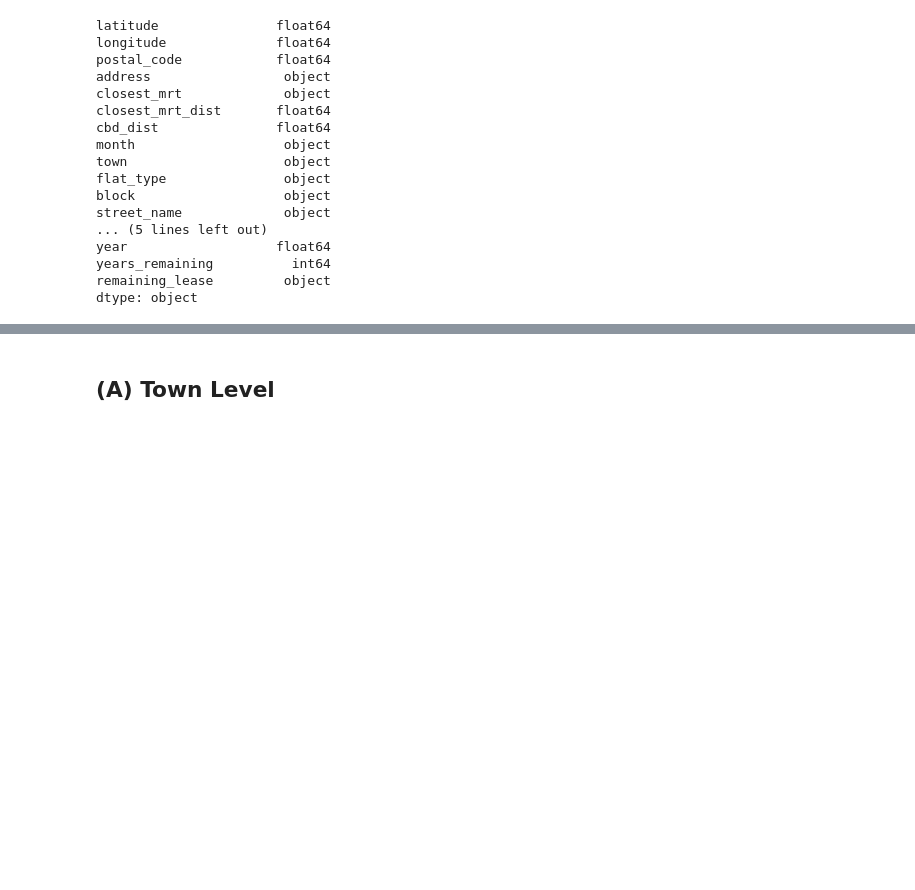
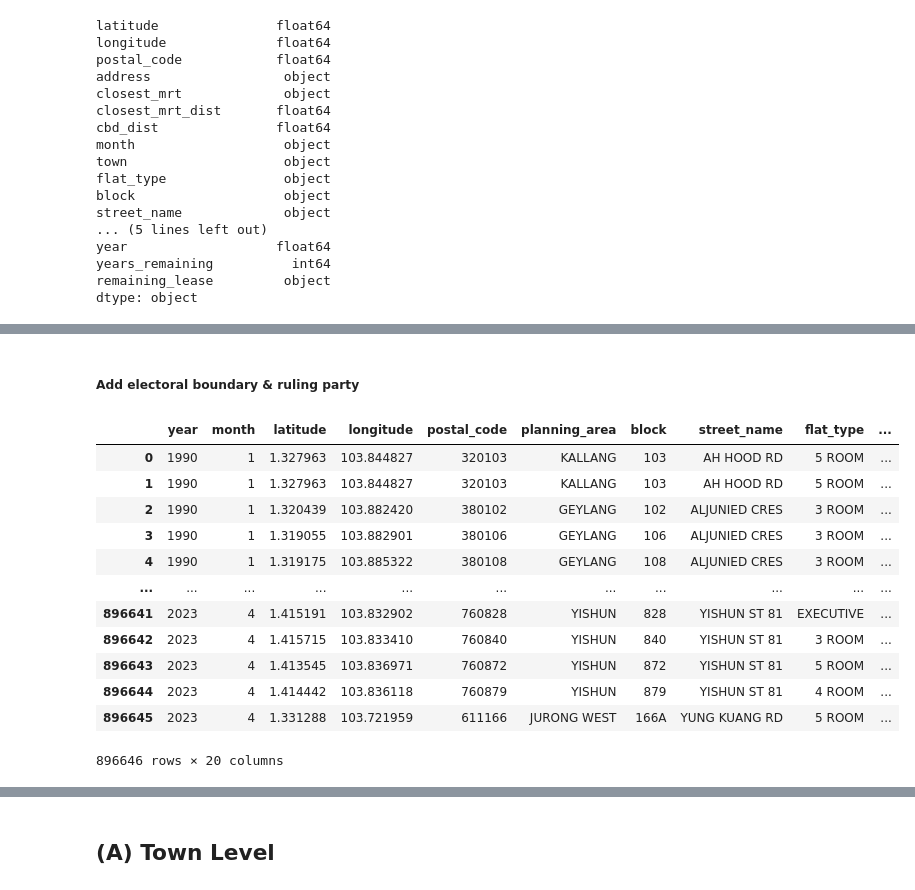
Before and after one commit to tan-sd/hdb-resale-analytics, a Jupyter notebook: public/data/resale_prices_kaggle/kaggle_data_processing.ipynb, the cells around one changed output, grey strips where cells are left out. Drawn from its saved outputs; the diff is of its cells as text; code cells hidden in the pictures; blank space fills up the shorter version.

```diff
--- a/public/data/resale_prices_kaggle/kaggle_data_processing.ipynb
+++ b/public/data/resale_prices_kaggle/kaggle_data_processing.ipynb
@@ -110,0 +231,74 @@ df_kaggle
+# %% [markdown]
+##### Add electoral boundary & ruling party
+# %%
+# add electoral boundary by lat,long
+geojson_files = {
+    (2006, 2010): "../electoral_boundary/ElectoralBoundary2006GEOJSON.geojson",
+    (2011, 2014): "../electoral_boundary/ElectoralBoundary2011GEOJSON.geojson",
+    (2015, 2019): "../electoral_boundary/ElectoralBoundary2015GEOJSON.geojson",
+    (2020, 2023): "../electoral_boundary/ElectoralBoundary2020GEOJSON.geojson"
+}
+
+df_kaggle['geometry'] = [Point(xy) for xy in zip(df_kaggle['longitude'], df_kaggle['latitude'])]
+gdf_kaggle = gpd.GeoDataFrame(df_kaggle, geometry=df_kaggle['geometry'], crs="EPSG:4326")
+
+results = []
+
+# extract ED_DESC from "Description" field for older GeoJSON files
+def extract_ed_desc(description):
+    match = re.search(r"<th>ED_DESC<\/th>\s*<td>(.*?)<\/td>", description)
+    return match.group(1).strip() if match else None
+
+for (start_year, end_year), geojson_path in geojson_files.items():
+    gdf_boundaries = gpd.read_file(geojson_path)
+
+    # ensure right ED_DESC column
+    if "ED_DESC" not in gdf_boundaries.columns:
+        if "Description" in gdf_boundaries.columns:
+            gdf_boundaries["ED_DESC"] = gdf_boundaries["Description"].apply(extract_ed_desc)
+        else:
+            gdf_boundaries["ED_DESC"] = None
+
+    df_subset = gdf_kaggle[(gdf_kaggle['year'] >= start_year) & (gdf_kaggle['year'] <= end_year)]
+
+    if not df_subset.empty:
+        # spatial join
+        gdf_result = gpd.sjoin(df_subset, gdf_boundaries, how="left", predicate="within")
+        gdf_result["electoral_boundary"] = gdf_result["ED_DESC"]
+        results.append(gdf_result)
+
+final_gdf_kaggle = pd.concat(results, ignore_index=True)
+
+# flats before 2006
+df_pre_2006 = gdf_kaggle[gdf_kaggle['year'] < 2006].copy()
+df_pre_2006['electoral_boundary'] = None
+
+final_gdf_kaggle = pd.concat([df_pre_2006, final_gdf_kaggle], ignore_index=True)
+
+final_gdf_kaggle = final_gdf_kaggle[[
+                        "year", "month",
+                        "latitude", "longitude", "postal_code",
+                        "planning_area", "block", "street_name",
+                        "flat_type", "flat_model",
+                        "storey_lower", "storey_upper", "floor_area_sqm",
+                        "lease_commence_date", "years_remaining",
+                        "closest_mrt", "closest_mrt_dist", "cbd_dist",
+                        'electoral_boundary',
+                        "resale_price"
+                    ]]
+
+final_gdf_kaggle
+# %% [output]
+|  | year | month | latitude | longitude | postal_code | planning_area | block | street_name | flat_type | ... |
+| 0 | 1990 | 1 | 1.327963 | 103.844827 | 320103 | KALLANG | 103 | AH HOOD RD | 5 ROOM | ... |
+| 1 | 1990 | 1 | 1.327963 | 103.844827 | 320103 | KALLANG | 103 | AH HOOD RD | 5 ROOM | ... |
+| 2 | 1990 | 1 | 1.320439 | 103.882420 | 380102 | GEYLANG | 102 | ALJUNIED CRES | 3 ROOM | ... |
+| 3 | 1990 | 1 | 1.319055 | 103.882901 | 380106 | GEYLANG | 106 | ALJUNIED CRES | 3 ROOM | ... |
+| 4 | 1990 | 1 | 1.319175 | 103.885322 | 380108 | GEYLANG | 108 | ALJUNIED CRES | 3 ROOM | ... |
+| ... | ... | ... | ... | ... | ... | ... | ... | ... | ... | ... |
+| 896641 | 2023 | 4 | 1.415191 | 103.832902 | 760828 | YISHUN | 828 | YISHUN ST 81 | EXECUTIVE | ... |
+| 896642 | 2023 | 4 | 1.415715 | 103.833410 | 760840 | YISHUN | 840 | YISHUN ST 81 | 3 ROOM | ... |
+| 896643 | 2023 | 4 | 1.413545 | 103.836971 | 760872 | YISHUN | 872 | YISHUN ST 81 | 5 ROOM | ... |
+| 896644 | 2023 | 4 | 1.414442 | 103.836118 | 760879 | YISHUN | 879 | YISHUN ST 81 | 4 ROOM | ... |
+| 896645 | 2023 | 4 | 1.331288 | 103.721959 | 611166 | JURONG WEST | 166A | YUNG KUANG RD | 5 ROOM | ... |
+896646 rows × 20 columns
```
Also changed, not shown: parts of 32 cells of this notebook, 15 other files.
